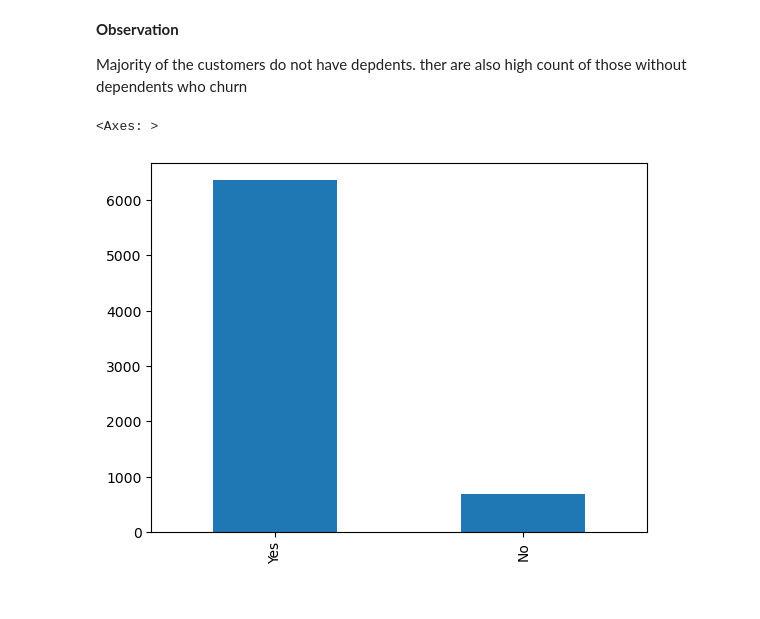
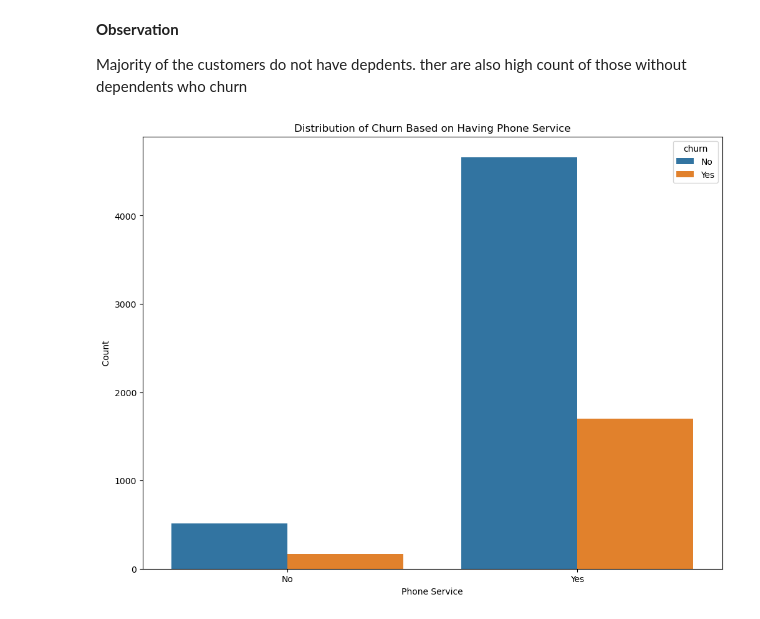
Before and after one commit to Sam1522/Predicting-Telco-Customer-Churn, a Jupyter notebook: Customer Churn Prediction.ipynb, the cells around one changed output. Saved outputs shown, nothing was run; the diff lists cells and outputs as text; code cells hidden in the pictures.

Commit message:
EDA Visualizations

```diff
--- a/Customer Churn Prediction.ipynb
+++ b/Customer Churn Prediction.ipynb
@@ -394,8 +394,12 @@ plt.show()
 **Observation**
 
 Majority of the customers do not have depdents. ther are also high count of those without dependents who churn
-# %%
-customer_churn['phoneservice'].value_counts().sort_values(ascending=False).plot(kind='bar')
-# %% [output]
-<Axes: >
-[figure, removed]
+# %%
+plt.figure(figsize=(12, 9))
+sns.countplot(x="phoneservice", data=customer_churn, hue="churn")
+plt.title("Distribution of Churn Based on Having Phone Service")
+plt.xlabel("Phone Service")
+plt.ylabel(" Count ")
+plt.show()
+# %% [output]
+[figure, added]
```
Also changed, not shown: parts of 7 cells of this notebook.
